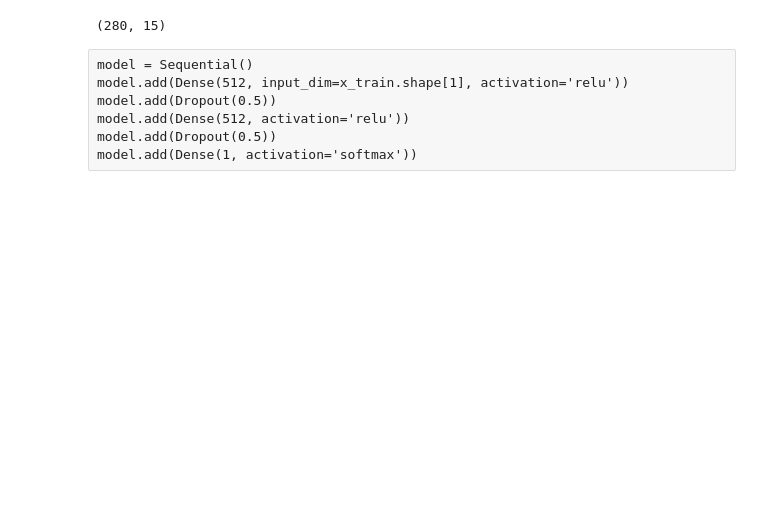
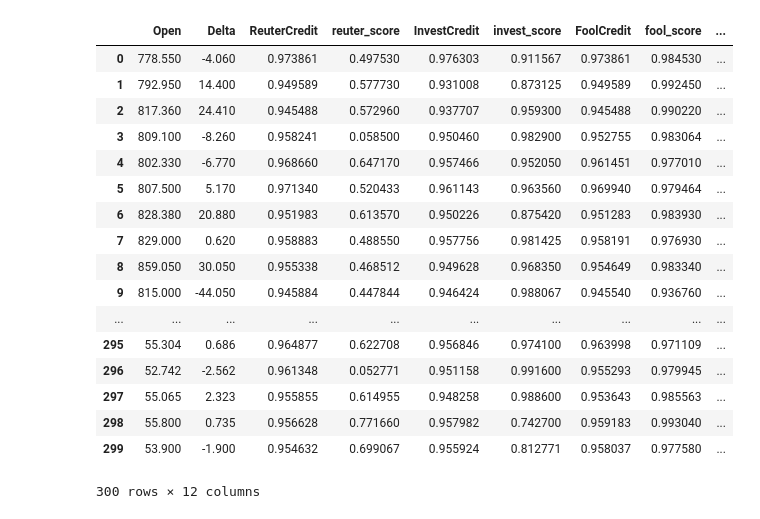
Before and after one commit to junqingchang/stock-predict-with-website-credibility, a Jupyter notebook: modellingfiles/Modelling.ipynb, the cells around one changed output. Saved outputs shown, nothing was run; the diff lists cells and outputs as text; code cells hidden in the pictures; blank space fills up the shorter version.

```diff
--- a/modellingfiles/Modelling.ipynb
+++ b/modellingfiles/Modelling.ipynb
@@ -11,14 +15,24 @@ x_train = x_train.values
 x_test = x_test.values
 y_train = y_train.values
 y_test = y_test.values
-# %%
-x_train.shape
-# %% [output]
-(280, 15)
-# %% [raw]
-model = Sequential()
-model.add(Dense(512, input_dim=x_train.shape[1], activation='relu'))
-model.add(Dropout(0.5))
-model.add(Dense(512, activation='relu'))
-model.add(Dropout(0.5))
-model.add(Dense(1, activation='softmax'))
+# %%
+df
+# %% [output]
+|  | Open | Delta | ReuterCredit | reuter_score | InvestCredit | invest_score | FoolCredit | fool_score | ... |
+| 0 | 778.550 | -4.060 | 0.973861 | 0.497530 | 0.976303 | 0.911567 | 0.973861 | 0.984530 | ... |
+| 1 | 792.950 | 14.400 | 0.949589 | 0.577730 | 0.931008 | 0.873125 | 0.949589 | 0.992450 | ... |
+| 2 | 817.360 | 24.410 | 0.945488 | 0.572960 | 0.937707 | 0.959300 | 0.945488 | 0.990220 | ... |
+| 3 | 809.100 | -8.260 | 0.958241 | 0.058500 | 0.950460 | 0.982900 | 0.952755 | 0.983064 | ... |
+| 4 | 802.330 | -6.770 | 0.968660 | 0.647170 | 0.957466 | 0.952050 | 0.961451 | 0.977010 | ... |
+| 5 | 807.500 | 5.170 | 0.971340 | 0.520433 | 0.961143 | 0.963560 | 0.969940 | 0.979464 | ... |
+| 6 | 828.380 | 20.880 | 0.951983 | 0.613570 | 0.950226 | 0.875420 | 0.951283 | 0.983930 | ... |
+| 7 | 829.000 | 0.620 | 0.958883 | 0.488550 | 0.957756 | 0.981425 | 0.958191 | 0.976930 | ... |
+| 8 | 859.050 | 30.050 | 0.955338 | 0.468512 | 0.949628 | 0.968350 | 0.954649 | 0.983340 | ... |
+| 9 | 815.000 | -44.050 | 0.945884 | 0.447844 | 0.946424 | 0.988067 | 0.945540 | 0.936760 | ... |
+| ... | ... | ... | ... | ... | ... | ... | ... | ... | ... |
+| 295 | 55.304 | 0.686 | 0.964877 | 0.622708 | 0.956846 | 0.974100 | 0.963998 | 0.971109 | ... |
+| 296 | 52.742 | -2.562 | 0.961348 | 0.052771 | 0.951158 | 0.991600 | 0.955293 | 0.979945 | ... |
+| 297 | 55.065 | 2.323 | 0.955855 | 0.614955 | 0.948258 | 0.988600 | 0.953643 | 0.985563 | ... |
+| 298 | 55.800 | 0.735 | 0.956628 | 0.771660 | 0.957982 | 0.742700 | 0.959183 | 0.993040 | ... |
+| 299 | 53.900 | -1.900 | 0.954632 | 0.699067 | 0.955924 | 0.812771 | 0.958037 | 0.977580 | ... |
+300 rows × 12 columns
```
Also changed, not shown: parts of 9 cells of this notebook, 6 other files.
